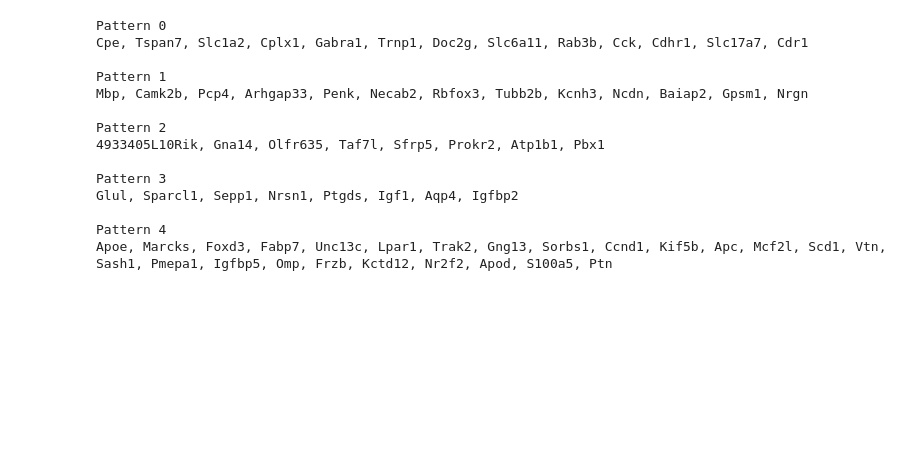
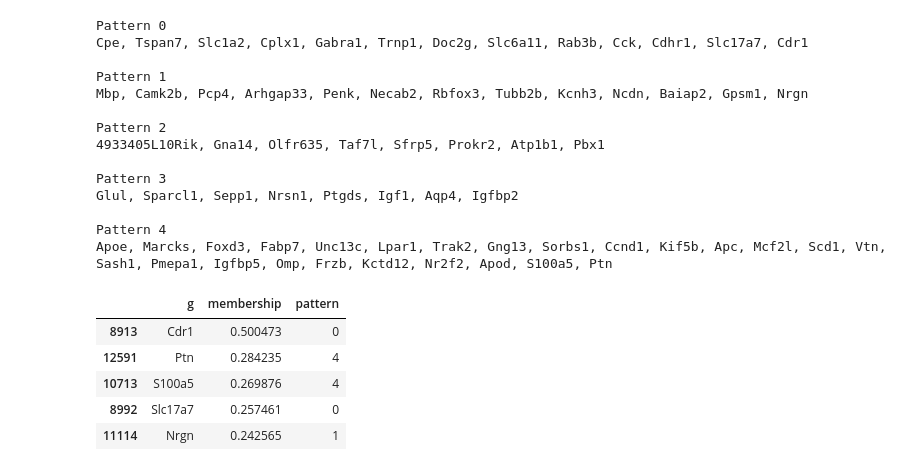
Before and after one commit to Teichlab/SpatialDE, a Jupyter notebook: Analysis/MouseOB/Automatic expression histology.ipynb, the cells around one changed output. Drawn from its saved outputs; the diff is of its cells as text; code cells hidden in the pictures; blank space fills up the shorter version.

```diff
--- a/Analysis/MouseOB/Automatic expression histology.ipynb
+++ b/Analysis/MouseOB/Automatic expression histology.ipynb
@@ -86,3 +86,12 @@ Glul, Sparcl1, Sepp1, Nrsn1, Ptgds, Igf1, Aqp4, Igfbp2
 
 Pattern 4
 Apoe, Marcks, Foxd3, Fabp7, Unc13c, Lpar1, Trak2, Gng13, Sorbs1, Ccnd1, Kif5b, Apc, Mcf2l, Scd1, Vtn, Sash1, Pmepa1, Igfbp5, Omp, Frzb, Kctd12, Nr2f2, Apod, S100a5, Ptn
+# %%
+histology_results.sort_values('membership', ascending=False).head()
+# %% [output]
+|  | g | membership | pattern |
+| 8913 | Cdr1 | 0.500473 | 0 |
+| 12591 | Ptn | 0.284235 | 4 |
+| 10713 | S100a5 | 0.269876 | 4 |
+| 8992 | Slc17a7 | 0.257461 | 0 |
+| 11114 | Nrgn | 0.242565 | 1 |
```
Also changed, not shown: parts of 1 cell of this notebook, 7 other files.
